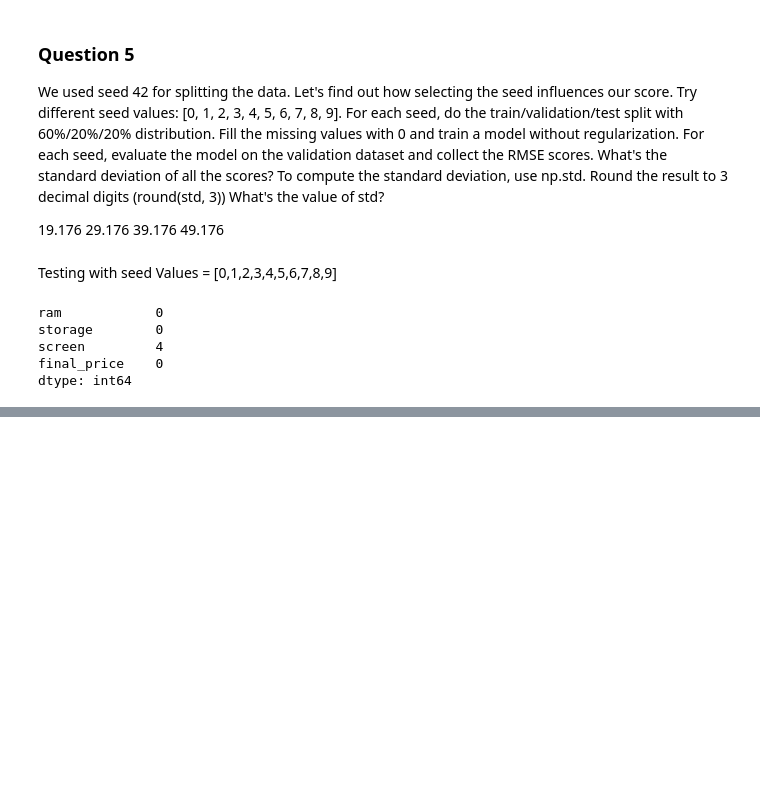
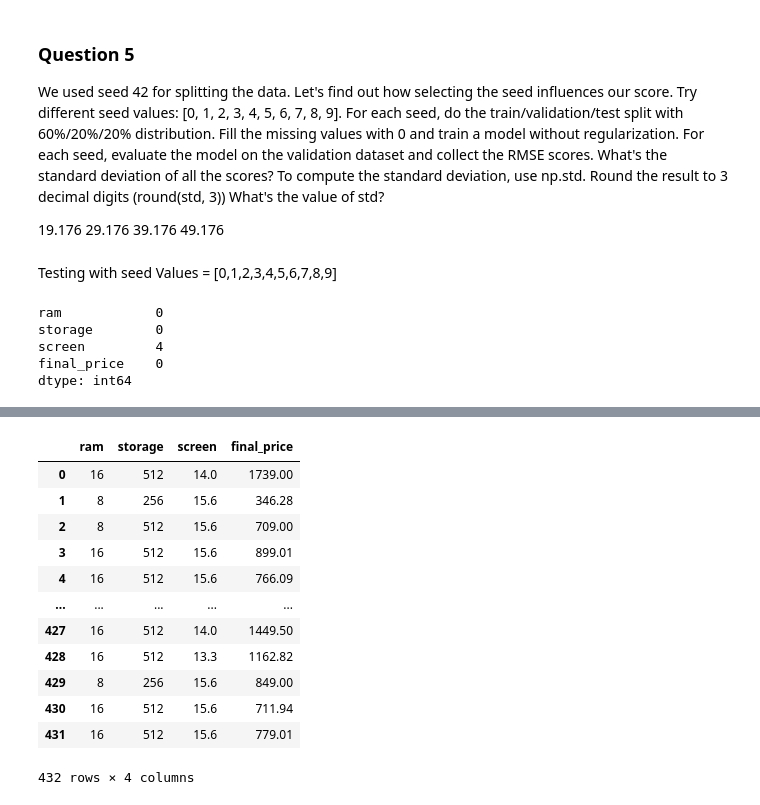
Before and after one commit to Ojayy94/DataClub-Data-Science-Course, a Jupyter notebook: Week2.ipynb, the cells around one changed output, grey strips where cells are left out. Cells and saved outputs as stored; diff of their text form; code cells hidden in the pictures; blank space fills up the shorter version.

```diff
--- a/Week2.ipynb
+++ b/Week2.ipynb
@@ -397,0 +482,8 @@ dtype: int64
+# %%
+df = laptops[['ram', 'storage', 'screen', 'final_price']]
+# %%
+n = len(df)
+
+n_val = int(n * 0.2)
+n_test = int(n * 0.2)
+n_train = n - n_val - n_test
@@ -398,3 +494,5 @@ dtype: int64
+# %%
+idx = np.arange(n)
 # %%
 # Seed Value 0
 np.random.seed(9)
@@ -411,3 +509,19 @@ df_test = df_test.reset_index(drop=True)
 y_train = np.log1p(df_train['final_price'].values)
 y_val = np.log1p(df_val['final_price'].values)
 y_test = np.log1p(df_test['final_price'].values)
+# %%
+df_val
+# %% [output]
+|  | ram | storage | screen | final_price |
+| 0 | 16 | 512 | 14.0 | 1739.00 |
+| 1 | 8 | 256 | 15.6 | 346.28 |
+| 2 | 8 | 512 | 15.6 | 709.00 |
+| 3 | 16 | 512 | 15.6 | 899.01 |
+| 4 | 16 | 512 | 15.6 | 766.09 |
+| ... | ... | ... | ... | ... |
+| 427 | 16 | 512 | 14.0 | 1449.50 |
+| 428 | 16 | 512 | 13.3 | 1162.82 |
+| 429 | 8 | 256 | 15.6 | 849.00 |
+| 430 | 16 | 512 | 15.6 | 711.94 |
+| 431 | 16 | 512 | 15.6 | 779.01 |
+432 rows × 4 columns
```
Also changed, not shown: parts of 40 cells of this notebook.
